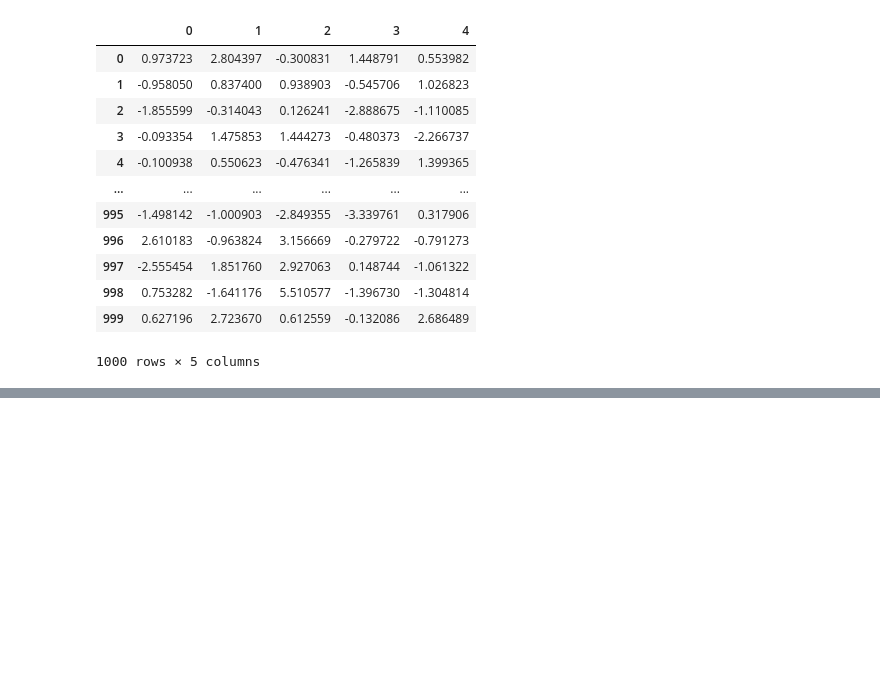
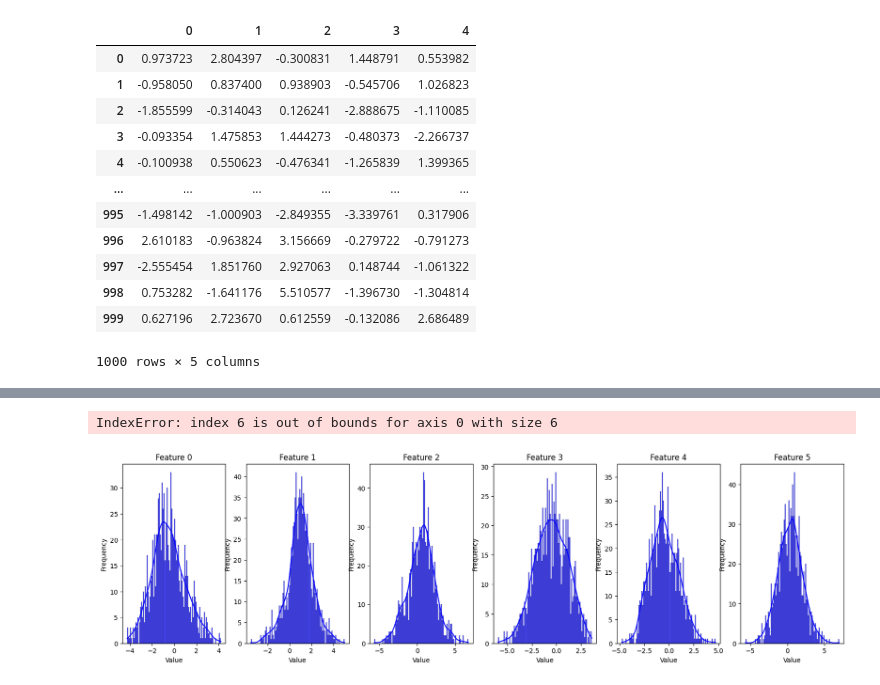
Before and after one commit to GiovanniStefanizzi/Data-and-Information-Quality-Project, a Jupyter notebook: Dependency.ipynb, the cells around one changed output, grey strips where cells are left out. Cells and saved outputs as stored; diff of their text form; code cells hidden in the pictures; blank space fills up the shorter version.

```diff
--- a/Dependency.ipynb
+++ b/Dependency.ipynb
@@ -35,15 +38,12 @@ df
 1000 rows × 5 columns
 # %%
 #pollute the dataset adding functional dependencies
-def pollute(data, correlation_coefficient, new_feautures_number, dependent_features_number):
+def pollute(data, correlation_coefficient, new_feautures_number):
     df = data.copy()
     for i in range(new_feautures_number):
-        idx = np.random.choice(df.shape[1], dependent_features_number, replace=False)
-        print('New columns will be dependent on columns: ', idx)
+        dependent_column_name = np.random.choice(df.columns)
         column_name = 'new_feature_' + str(df.shape[1]-4)
-        if dependent_features_number == 2:
-            df[column_name] = correlation_coefficient * df.iloc[:,idx[0]] + np.sqrt(1 - correlation_coefficient**2) * df.iloc[:,idx[1]]+ np.random.normal(0, 0.1, df.shape[0])
-        if dependent_features_number == 1:
-            df[column_name] = (correlation_coefficient * df.iloc[:,idx[0]]
-                       + np.sqrt(1 - correlation_coefficient**2) * np.random.normal(0, 1.5, df.shape[0]))
+        df[column_name] = correlation_coefficient * df[dependent_column_name] + np.sqrt(1 - correlation_coefficient**2) * np.random.normal(0, 1.5, size=df.shape[0])
+        print('new feature added: ' + column_name +' dependent on '+ str(dependent_column_name))
+    print("\n")
     return df
@@ -64,0 +50,15 @@ New columns will be dependent on columns:  [1 0]
+# %%
+polluted = []
+
+polluted.append(pollute(df, 0.7, 1))
+polluted.append(pollute(df, 0.7, 2))
+polluted.append(pollute(df, 0.8, 3))
+polluted.append(pollute(polluted[1], 0.75, 2))
+polluted.append(pollute(df, 0.8, 2))
+polluted.append(pollute(df, 0.85, 1))
+polluted.append(pollute(df, 0.9, 1))
+polluted.append(pollute(df, 0.9, 2))
+polluted.append(pollute(df, 0.9, 3))
+polluted.append(pollute(df, 0.95, 1))
+
+polluted[0].corr(method='pearson')
@@ -64,0 +90,18 @@ New columns will be dependent on columns:  [1 0]
+# %%
+#create a subplot with 1 row and 5 columns
+fig, axs = plt.subplots(1, 6, figsize=(20,5))
+
+
+polluted_df = polluted[3]
+#plot the histograms of the first 5 features of the polluted dataframe
+
+for i in range(polluted_df.shape[1]):
+    #plot a row of histograms with the distribution of the features
+    axs[i].set_title('Feature '+ str(i))
+    sns.histplot(polluted_df.iloc[:,i], bins=100,color='blue', kde = True, alpha=0.7, label='X', edgecolor='black', ax=axs[i])
+    axs[i].set_xlabel('Value')
+    axs[i].set_ylabel('Frequency')
+plt.show()
+# %% [output]
+IndexError: index 6 is out of bounds for axis 0 with size 6
+[figure, added]
```
Also changed, not shown: parts of 8 cells of this notebook, 20 other files.
